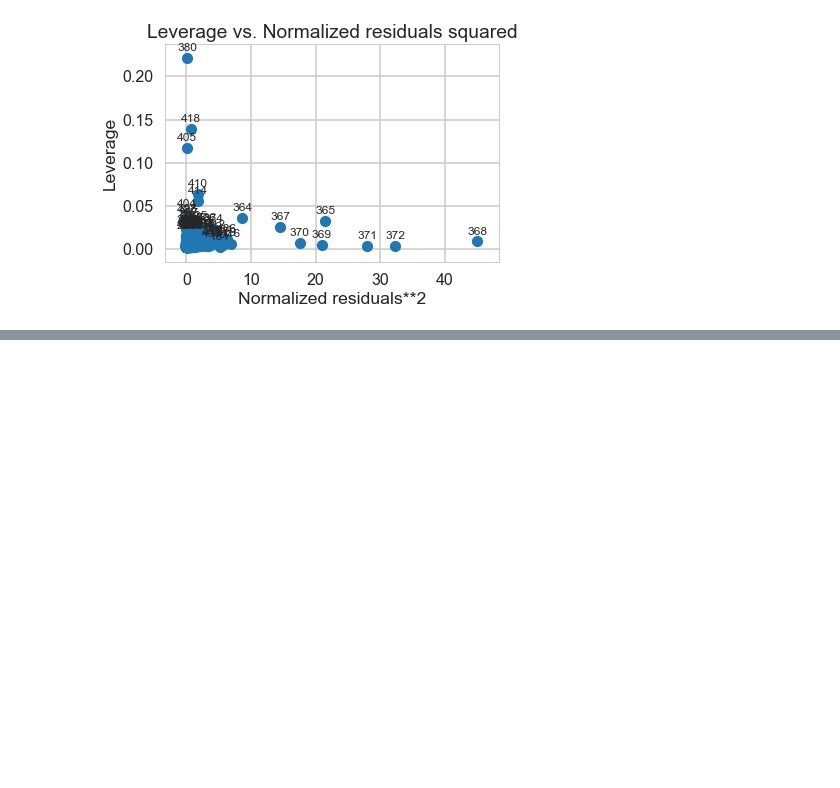
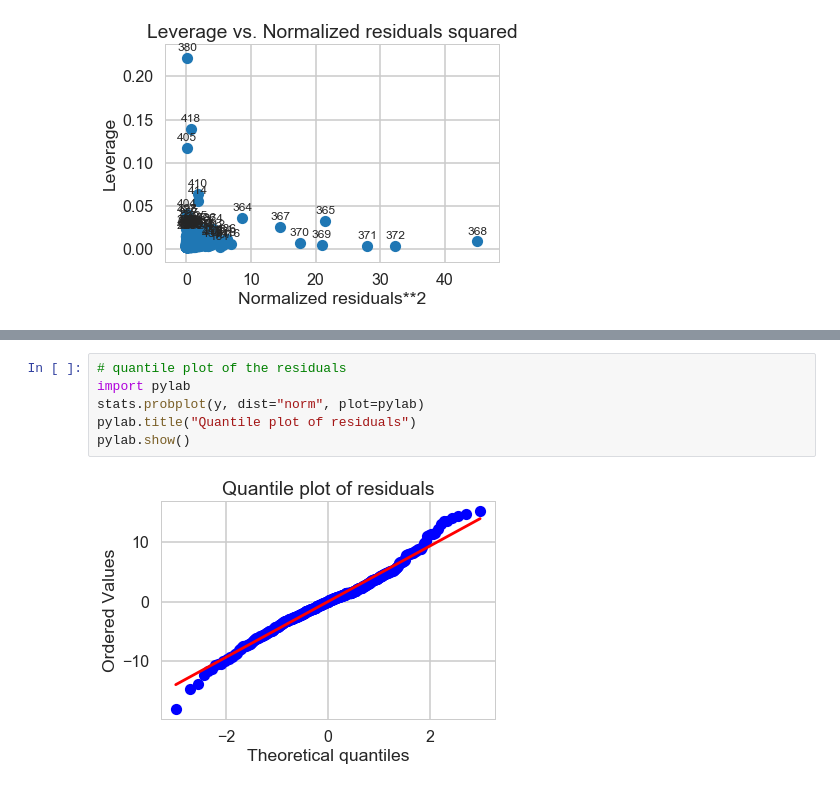
Before and after one commit to karahahn/linear-regression-boston-housing, a Jupyter notebook: Mini_Project_Linear_Regression.ipynb, the cells around one changed output, grey strips where cells are left out. Saved outputs shown, nothing was run; the diff lists cells and outputs as text; blank space fills up the shorter version.

```diff
--- a/Mini_Project_Linear_Regression.ipynb
+++ b/Mini_Project_Linear_Regression.ipynb
@@ -953,0 +990,8 @@ outliers = large_residuals
+# %%
+# quantile plot of the residuals
+import pylab
+stats.probplot(y, dist="norm", plot=pylab)
+pylab.title("Quantile plot of residuals")
+pylab.show()
+# %% [output]
+[figure, added]
```
Also changed, not shown: parts of 15 cells of this notebook.
